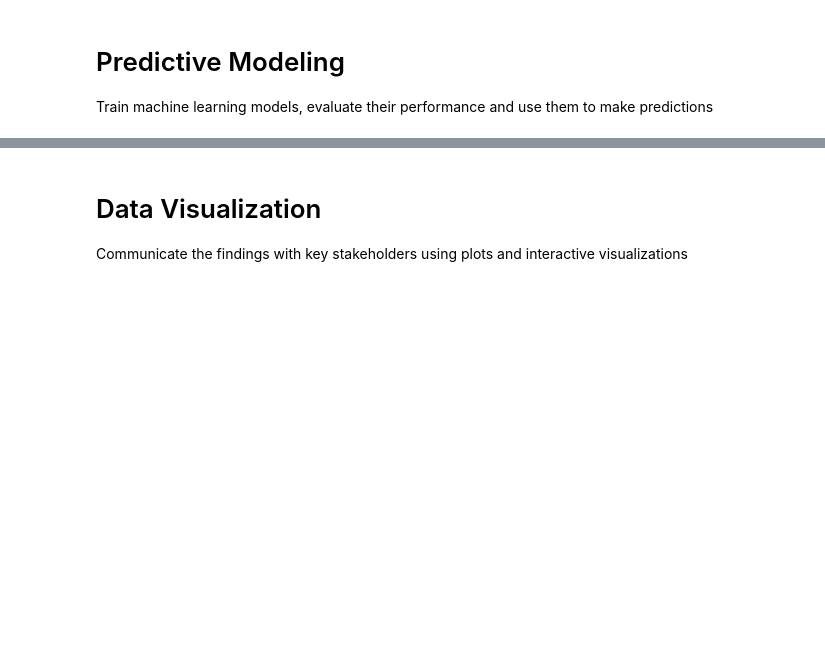
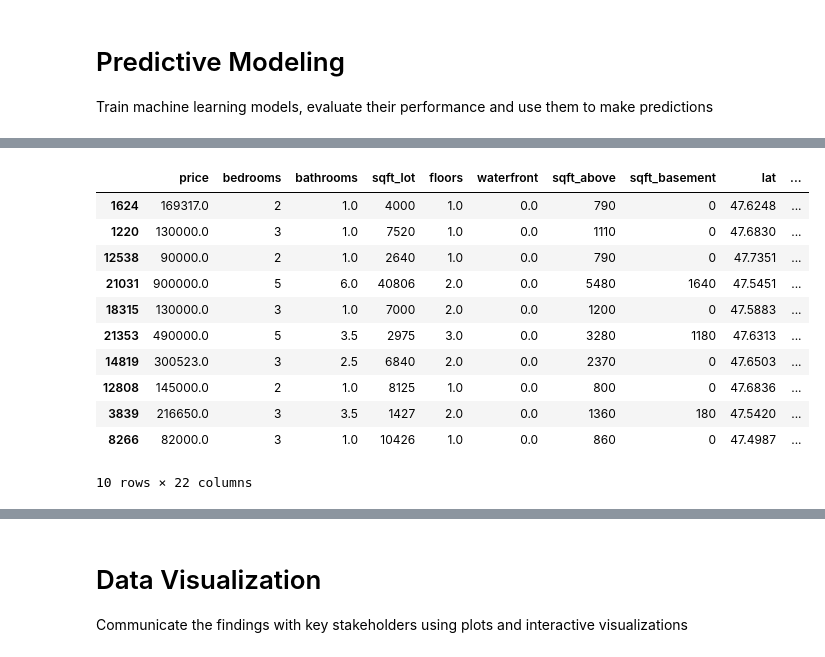
Before and after one commit to Rurbinasal/EDA_house_prices, a Jupyter notebook: King County Analysis.ipynb, the cells around one changed output, grey strips where cells are left out. Saved outputs shown, nothing was run; the diff lists cells and outputs as text; code cells hidden in the pictures; blank space fills up the shorter version.

```diff
--- a/King County Analysis.ipynb
+++ b/King County Analysis.ipynb
@@ -471,0 +489,15 @@ r2_score(y4_test, predictions)
+# %%
+data_results.sort_values("res_rel").head()
+# %% [output]
+|  | price | bedrooms | bathrooms | sqft_lot | floors | waterfront | sqft_above | sqft_basement | lat | ... |
+| 1624 | 169317.0 | 2 | 1.0 | 4000 | 1.0 | 0.0 | 790 | 0 | 47.6248 | ... |
+| 1220 | 130000.0 | 3 | 1.0 | 7520 | 1.0 | 0.0 | 1110 | 0 | 47.6830 | ... |
+| 12538 | 90000.0 | 2 | 1.0 | 2640 | 1.0 | 0.0 | 790 | 0 | 47.7351 | ... |
+| 21031 | 900000.0 | 5 | 6.0 | 40806 | 2.0 | 0.0 | 5480 | 1640 | 47.5451 | ... |
+| 18315 | 130000.0 | 3 | 1.0 | 7000 | 2.0 | 0.0 | 1200 | 0 | 47.5883 | ... |
+| 21353 | 490000.0 | 5 | 3.5 | 2975 | 3.0 | 0.0 | 3280 | 1180 | 47.6313 | ... |
+| 14819 | 300523.0 | 3 | 2.5 | 6840 | 2.0 | 0.0 | 2370 | 0 | 47.6503 | ... |
+| 12808 | 145000.0 | 2 | 1.0 | 8125 | 1.0 | 0.0 | 800 | 0 | 47.6836 | ... |
+| 3839 | 216650.0 | 3 | 3.5 | 1427 | 2.0 | 0.0 | 1360 | 180 | 47.5420 | ... |
+| 8266 | 82000.0 | 3 | 1.0 | 10426 | 1.0 | 0.0 | 860 | 0 | 47.4987 | ... |
+10 rows × 22 columns
```
Also changed, not shown: parts of 23 cells of this notebook.
